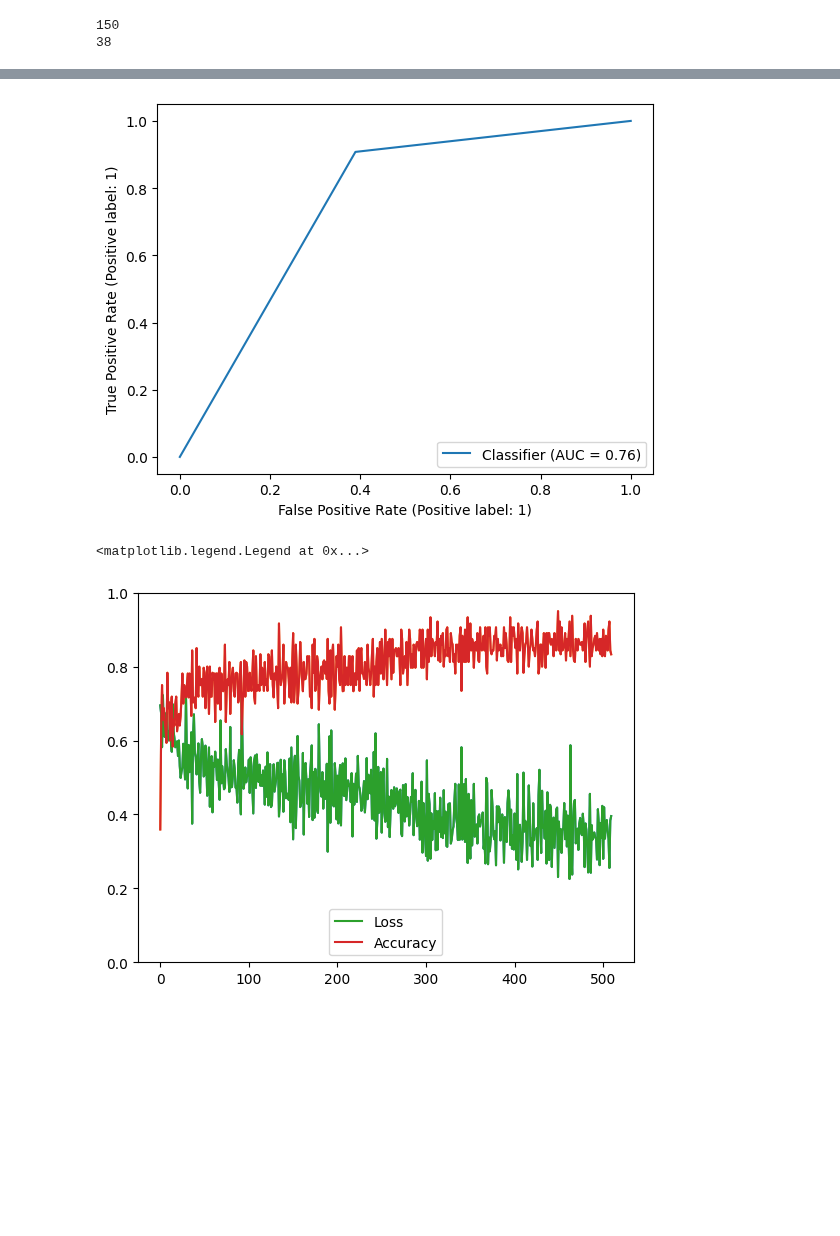
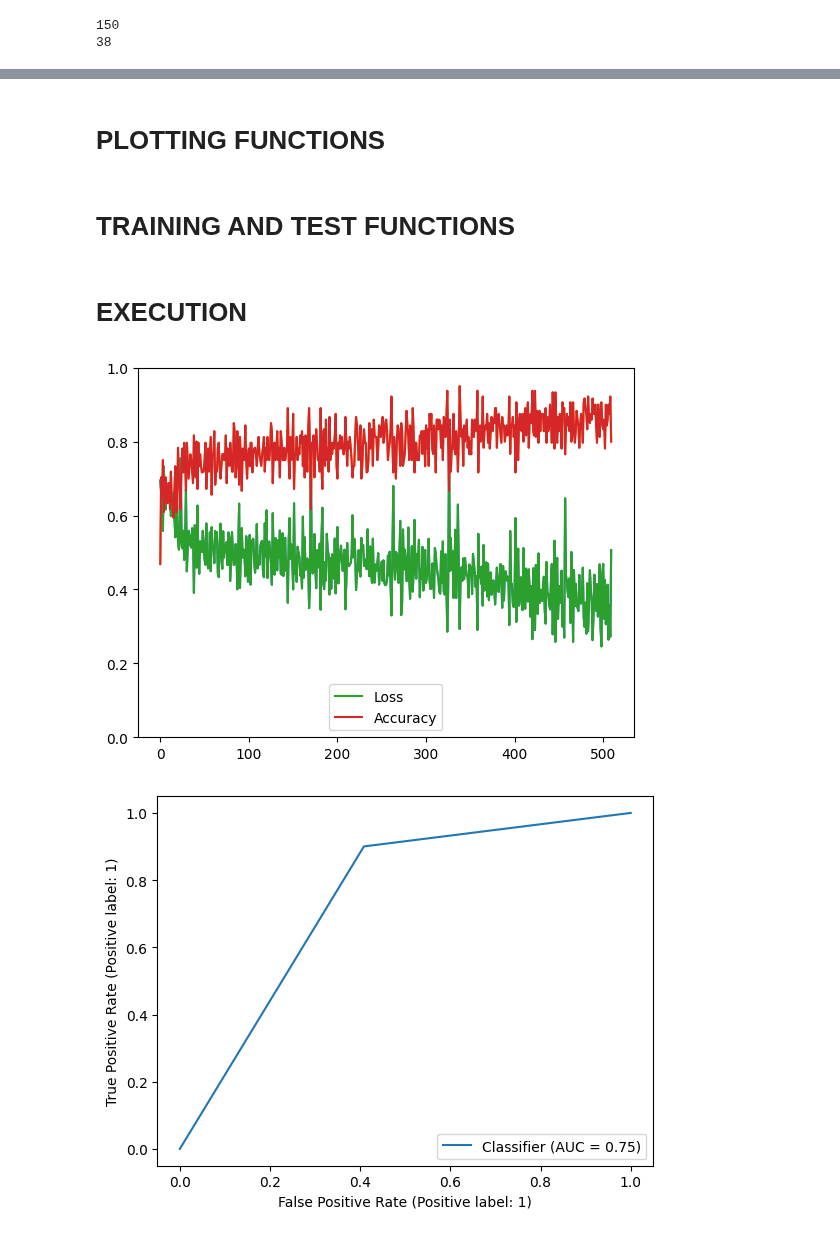
Before and after one commit to Theis-Mathiassen/NeuralGraphs, a Jupyter notebook: Fiddle/mutagtest.ipynb, the cells around one changed output, grey strips where cells are left out. Saved outputs shown, nothing was run; the diff lists cells and outputs as text; code cells hidden in the pictures; blank space fills up the shorter version.

```diff
--- a/Fiddle/mutagtest.ipynb
+++ b/Fiddle/mutagtest.ipynb
@@ -1,3 +1,10 @@
+# %%
+# CONSTANTS
+EPOCHS = 171
+LEARNING_RATE = 0.01
+MANUAL_SEED = 12345
+HIDDEN_NODE_COUNT = 64
+DATASPLIT = 150
 # %%
 %pylab inline
 # %% [output]
@@ -116 +129,3 @@ class GCN(torch.nn.Module):
 model = GCN(hidden_channels=64)
+# %% [markdown]
+# PLOTTING FUNCTIONS
@@ -117,5 +153,6 @@ model = GCN(hidden_channels=64)
+# %% [markdown]
+# TRAINING AND TEST FUNCTIONS
 # %%
-import numpy as np
 
 optimizer = torch.optim.Adam(model.parameters(), lr=0.01)
 loss_function = torch.nn.CrossEntropyLoss()
@@ -125,7 +162,8 @@ labels, scores = [], []
 
 def train(t):
     model.train()
-    for data in train_loader: # Iterates the batches. We declared each batch to be of size 64
+
+    for data in train_loader:  # Iterates the batches. We declared each batch to be of size 64
 
         # Calculate output, and get the maximum of those in order to obtain the predicted value
         out = model(data.x, data.edge_index, data.batch)
@@ -149,30 +187,31 @@ def train(t):
         arrayCat = np.array(cat)
         for value in arrayCat.flatten():
             scores.append(value)
+
+    return losses, accuracies
+
+def test(loader, create_table=False):
+    for data in loader:  # Iterate in batches over the training/test dataset.
+        out = model(data.x, data.edge_index, data.batch)
+        cat = torch.argmax(out, dim=1)
+
+        accuracy = (cat == data.y).float().mean()
+        accuraciesTest.append(accuracy.item())
+
+        loss = loss_function(out, data.y)
+        lossesTest.append(loss.item())
+# %% [markdown]
+# EXECUTION
 # %%
 import matplotlib.pyplot as plt
 import numpy as np
 from tqdm import trange
 
-from sklearn.metrics import roc_auc_score
-from sklearn.metrics import RocCurveDisplay
-
-for epoch in (t := trange(1, 171)):
+for epoch in (t := trange(1, EPOCHS)):
     train(t)
 
-# ROC AUC PLOT
-roc_auc = roc_auc_score(labels, scores)
-RocCurveDisplay.from_predictions(labels, scores)
-plt.show()
-
-# ACCURACY PLOT
-plt.ylim(0, 1)
-plt.plot(losses)
-plt.plot(accuracies)
-plt.plot(losses, label="Loss")
-plt.plot(accuracies, label="Accuracy")
-plt.legend(loc="lower center")
+plotAccuracy(losses, accuracies)
+plotROCAUC(labels, scores)
 # %% [output]
-[figure, old version]
+[figure, new version]
-<matplotlib.legend.Legend at 0x...>
-[figure, old version]
+[figure, new version]
```
Also changed, not shown: parts of 7 cells of this notebook.
